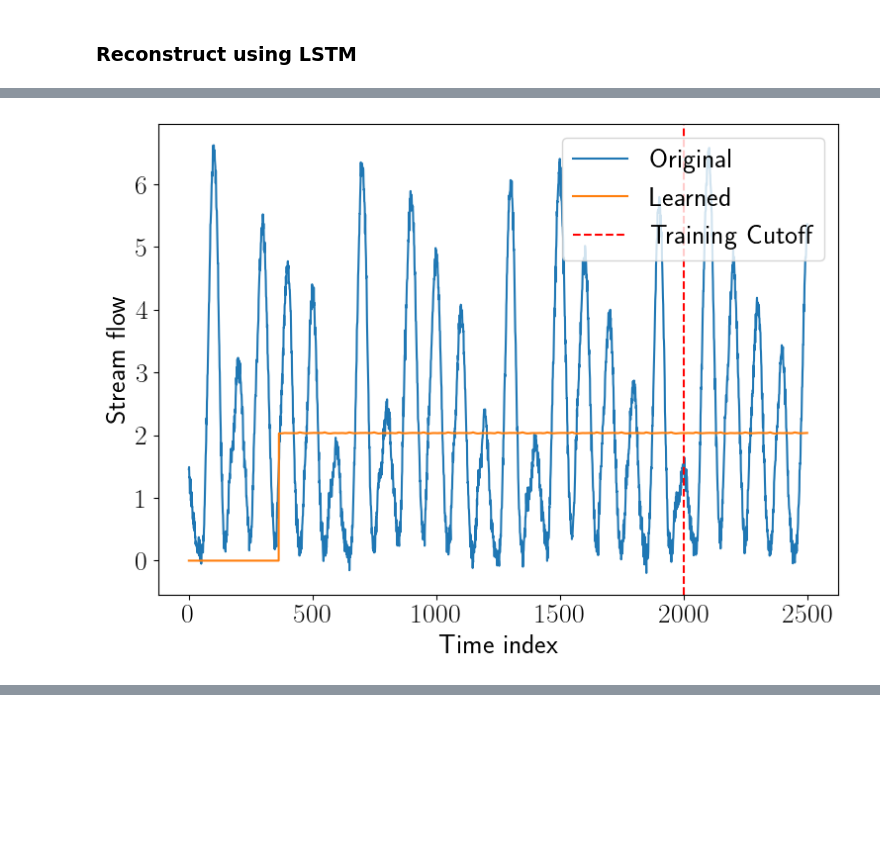
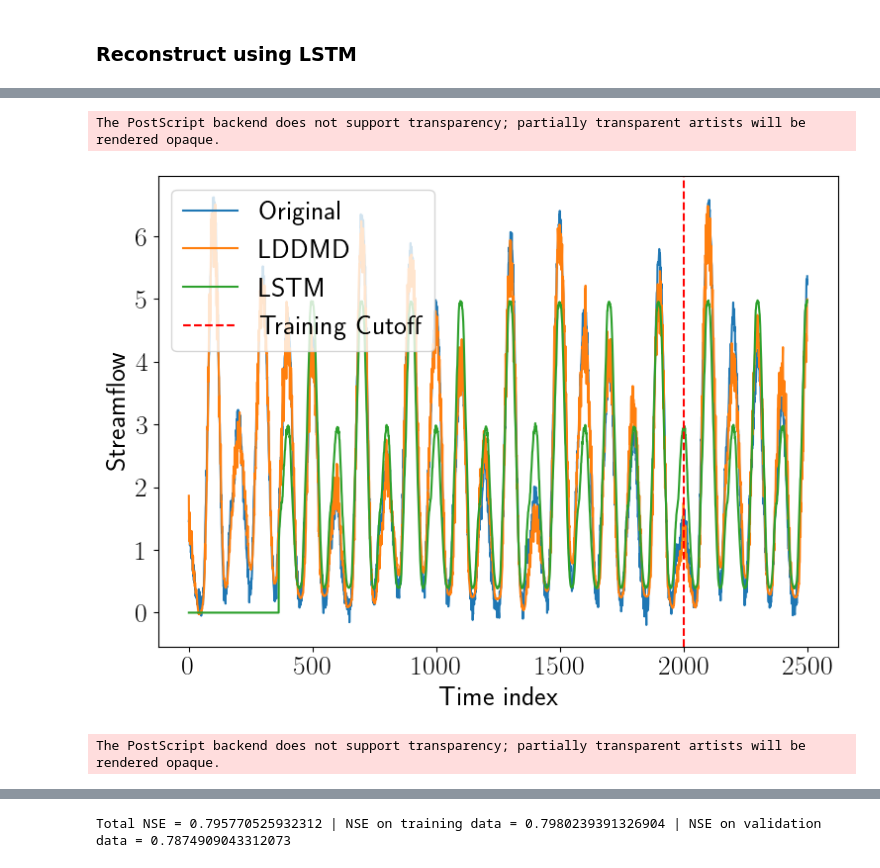
Before and after one commit to wdiepeveen/Latent-Diffeomorphic-Dynamic-Mode-Decomposition, a Jupyter notebook: toy_lddmd.ipynb, the cells around one changed output, grey strips where cells are left out. Saved outputs shown, nothing was run; the diff lists cells and outputs as text; code cells hidden in the pictures; blank space fills up the shorter version.

Commit message:
lstm comparison in notebooks

```diff
--- a/toy_lddmd.ipynb
+++ b/toy_lddmd.ipynb
@@ -524,0 +412,2 @@ with torch.no_grad():
+# %%
+model = get_model(config).to(config.device)
@@ -525,13 +471,48 @@ with torch.no_grad():
+# %%
+def evaluate_model(model, loader):
+    model.eval()
+    all_preds = []
+
+    with torch.no_grad():
+        for batch in loader:
+
+            output = model(batch)
+            y_pred = output['y_hat'].cpu()
+
+            all_preds.append(y_pred[:,-1])
+
+    preds = torch.cat(all_preds).squeeze()
+    return preds
+
+# For test set (final evaluation)
+v_lstm = torch.zeros_like(v)
+v_lstm[config.seq_length-1:] = evaluate_model(model, test_loader)
 # %%
 # Plot learned signal
 plt.figure(figsize=figsize)
 plt.plot(i, v, label='Original')
-plt.plot(i, v_net, label='Learned')
+plt.plot(i, v_net, label='LDDMD')
+plt.plot(i, v_lstm, label='LSTM')
 plt.axvline(x=i_train[-1], color='r', linestyle='--', label='Training Cutoff')
-plt.legend(loc='upper right')
+plt.legend(loc='upper left')
 plt.xlabel("Time index")
-plt.ylabel("Stream flow")
+plt.ylabel("Streamflow")
 plt.tight_layout()
+plt.savefig(os.path.join(results_folder, "v_reconstruction_comparison.eps"))
 plt.show()
+
+# Plot learned signal
+plt.figure(figsize=figsize)
+plt.plot(i[999:1500], v[999:1500], label='Original')
+plt.plot(i[999:1500], v_net[999:1500], label='LDDMD')
+plt.plot(i[999:1500], v_lstm[999:1500], label='LSTM')
+plt.legend(loc='upper left')
+plt.xlabel("Time index")
+plt.ylabel("Streamflow")
+plt.tight_layout()
+plt.savefig(os.path.join(results_folder, "v_reconstruction_comparison_zoom.eps"))
+plt.show()
 # %% [output]
+The PostScript backend does not support transparency; partially transparent artists will be rendered opaque.
-[figure, old version]
+[figure, new version]
+The PostScript backend does not support transparency; partially transparent artists will be rendered opaque.
@@ -537,0 +520,13 @@ plt.show()
+# %%
+# Compute NSE metrics
+total_nse = nse(v[config.seq_length-1:], v_lstm[config.seq_length-1:])
+
+# Training NSE
+train_nse = nse(v[config.seq_length-1:int(i_train[-1].item())+1], v_lstm[config.seq_length-1:int(i_train[-1].item())+1])
+
+# Validation NSE
+val_nse = nse(v[int(i_train[-1].item())+1:], v_lstm[int(i_train[-1].item())+1:])
+
+print(f"Total NSE = {total_nse} | NSE on training data = {train_nse} | NSE on validation data = {val_nse}")
+# %% [output]
+Total NSE = 0.795770525932312 | NSE on training data = 0.7980239391326904 | NSE on validation data = 0.7874909043312073
```
Also changed, not shown: parts of 16 cells of this notebook, 26 other files.
